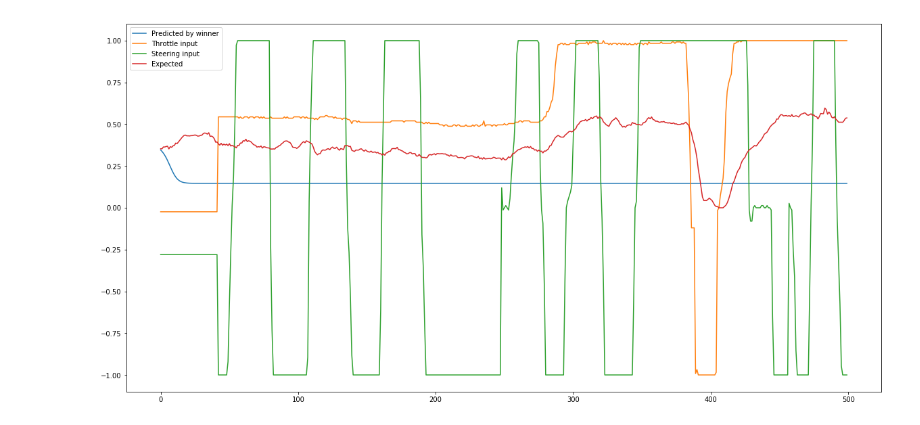
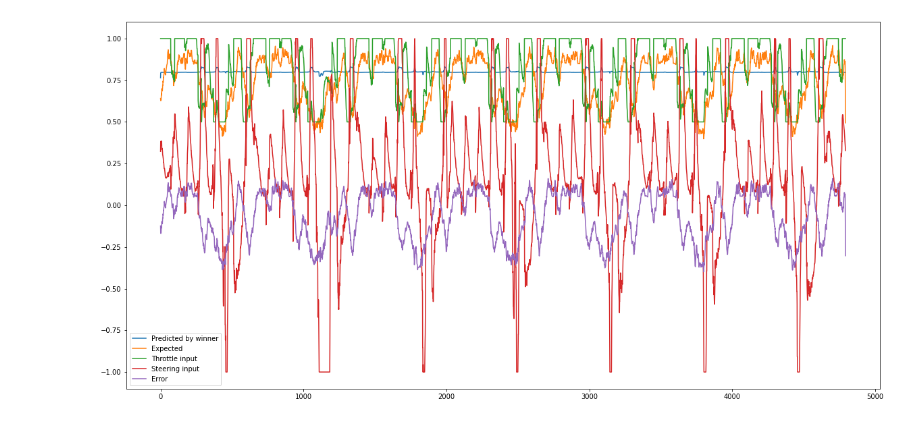
Before and after one commit to simonrozsival/racer, a Jupyter notebook: experiments/motor-rpm-experiment/rpm-simulator.ipynb, the cells around one changed output. Saved outputs shown, nothing was run; the diff lists cells and outputs as text; code cells hidden in the pictures.

```diff
--- a/experiments/motor-rpm-experiment/rpm-simulator.ipynb
+++ b/experiments/motor-rpm-experiment/rpm-simulator.ipynb
@@ -104,6 +98,7 @@ Epoch 50/50
 # %%
 predicted_rpm = []
 rpm = 0
-for row in data[:500]:
-    rpm = float(model.predict([(rpm, row[1], row[2])])[0][0])
+
+for row in x_test[:500]:
+    rpm = float(model.predict([[(rpm, row[1], row[2])]])[0][0])
     predicted_rpm += [rpm]
@@ -205,0 +154,30 @@ Output:
+# %%
+config_file = "./evolution-config.ini"
+config = neat.Config(neat.DefaultGenome, neat.DefaultReproduction,
+                         neat.DefaultSpeciesSet, neat.DefaultStagnation,
+                         config_file)
+
+# Create the population, which is the top-level object for a NEAT run.
+p = neat.Population(config)
+
+# Add a stdout reporter to show progress in the terminal.
+p.add_reporter(neat.StdOutReporter(True))
+stats = neat.StatisticsReporter()
+p.add_reporter(stats)
+p.add_reporter(neat.Checkpointer(5))
+
+# Run for up to N generations.
+N = 10
+evaluator = neat.parallel.ParallelEvaluator(32, eval_genomes)
+winner = p.run(eval_genomes, N)
+
+# Display the winning genome.
+print('\nBest genome:\n{!s}'.format(winner))
+
+# Show output of the most fit genome against training data.
+print('\nOutput:')
+winner_net = neat.nn.FeedForwardNetwork.create(winner, config)
+
+# visualize.draw_net(config, winner, True, node_names=node_names)
+# visualize.plot_stats(stats, ylog=False, view=True)
+# visualize.plot_species(stats, view=True)
@@ -206,16 +219,17 @@ Output:
 # %%
-o = 2000
-l = 500
+o = 100
+l = 5000
 predicted = list(predict(winner_net, o, l))
 plt.figure(figsize=(20, 10))
 plt.plot(predicted, label="Predicted by winner")
+plt.plot(data[o:(o+l),3], label="Expected")
 plt.plot(data[o:(o+l),1], label="Throttle input")
 plt.plot(data[o:(o+l),2], label="Steering input")
-plt.plot(data[o:(o+l),3], label="Expected")
+plt.plot(data[o:(o+l),3] - predicted, label="Error")
 plt.legend()
 plt.show()
 # %% [output]
-[figure, old version]
+[figure, new version]
 # %%
 import math
 max_rpm_normalized = 1.0
```
Also changed, not shown: parts of 11 cells of this notebook, 30 other files.
